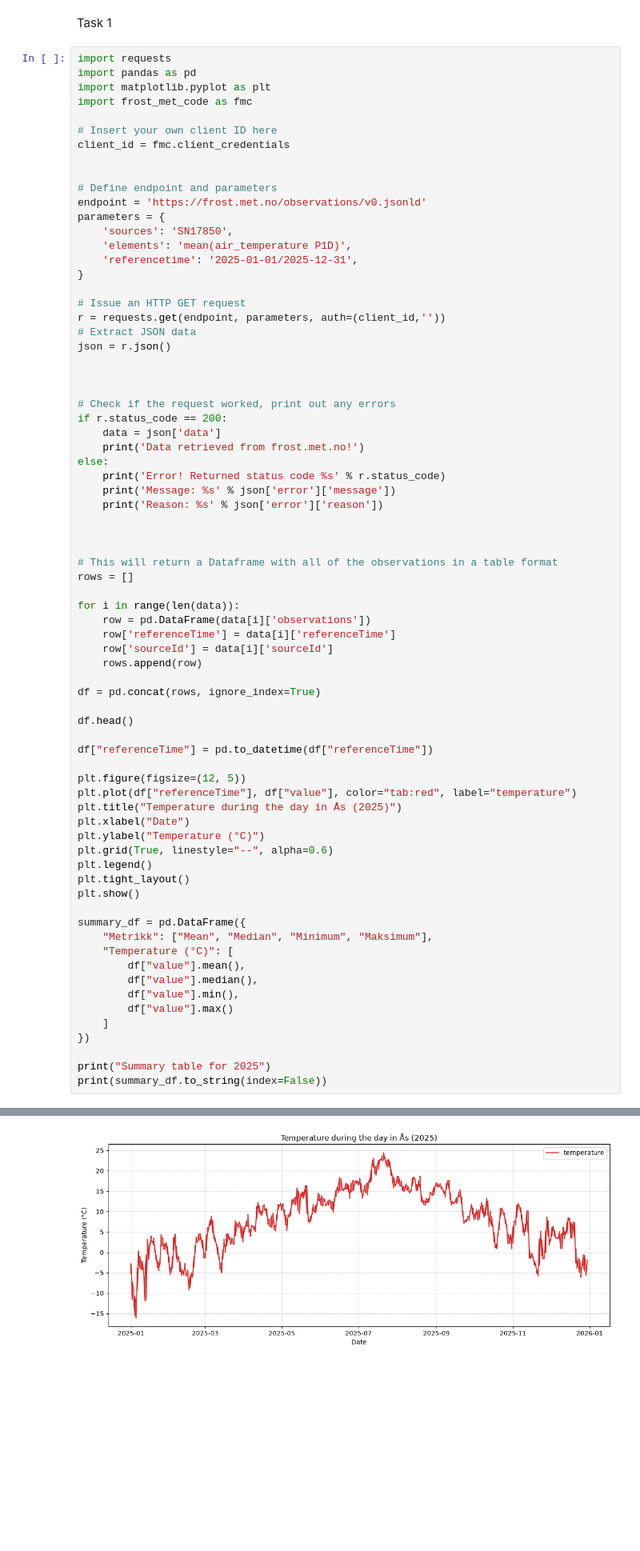
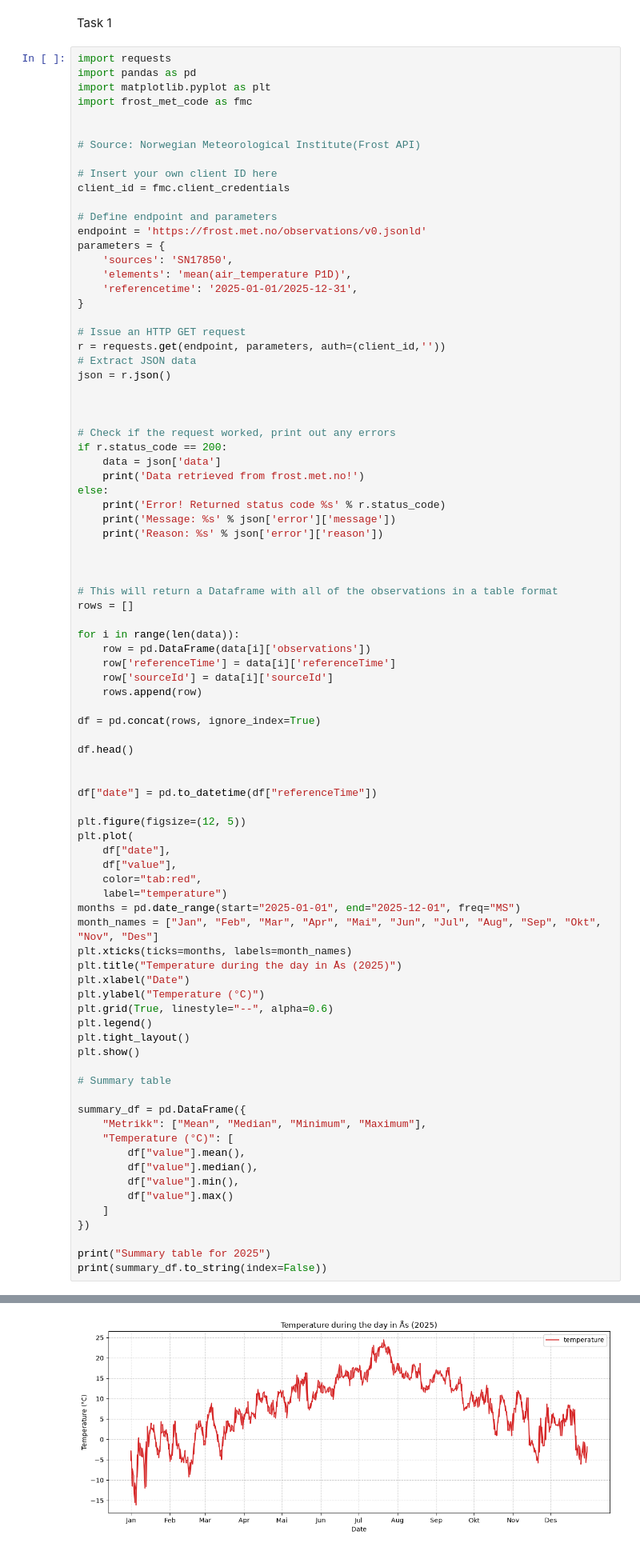
Before and after one commit to JesperKarlberg/INF201, a Jupyter notebook: task_1/deliverable_1_Fredrik_Jesper.ipynb, the cells around one changed output, grey strips where cells are left out. Shown at 80% size. Saved outputs shown, nothing was run; the diff lists cells and outputs as text; blank space fills up the shorter version.

Commit message:
Adding Task3, Task5, and source list

```diff
--- a/task_1/deliverable_1_Fredrik_Jesper.ipynb
+++ b/task_1/deliverable_1_Fredrik_Jesper.ipynb
@@ -6,9 +6,11 @@ import pandas as pd
 import matplotlib.pyplot as plt
 import frost_met_code as fmc
 
+
+# Source: Norwegian Meteorological Institute(Frost API)
+
 # Insert your own client ID here
 client_id = fmc.client_credentials
-
 
 # Define endpoint and parameters
 endpoint = 'https://frost.met.no/observations/v0.jsonld'
@@ -45,35 +47,45 @@ for i in range(len(data)):
     row['sourceId'] = data[i]['sourceId']
     rows.append(row)
 
 df = pd.concat(rows, ignore_index=True)
 
 df.head()
 
-df["referenceTime"] = pd.to_datetime(df["referenceTime"])
+
+df["date"] = pd.to_datetime(df["referenceTime"])
 
 plt.figure(figsize=(12, 5))
-plt.plot(df["referenceTime"], df["value"], color="tab:red", label="temperature")
+plt.plot(
+    df["date"],
+    df["value"],
+    color="tab:red",
+    label="temperature")
+months = pd.date_range(start="2025-01-01", end="2025-12-01", freq="MS")
+month_names = ["Jan", "Feb", "Mar", "Apr", "Mai", "Jun", "Jul", "Aug", "Sep", "Okt", "Nov", "Des"]
+plt.xticks(ticks=months, labels=month_names)
 plt.title("Temperature during the day in Ås (2025)")
 plt.xlabel("Date")
 plt.ylabel("Temperature (°C)")
 plt.grid(True, linestyle="--", alpha=0.6)
 plt.legend()
 plt.tight_layout()
 plt.show()
 
+# Summary table
+
 summary_df = pd.DataFrame({
-    "Metrikk": ["Mean", "Median", "Minimum", "Maksimum"],
+    "Metrikk": ["Mean", "Median", "Minimum", "Maximum"],
     "Temperature (°C)": [
         df["value"].mean(),
         df["value"].median(),
         df["value"].min(),
         df["value"].max()
     ]
 })
 
 print("Summary table for 2025")
 print(summary_df.to_string(index=False))
 # %% [output]
 Data retrieved from frost.met.no!
-[figure, old version]
+[figure, new version]
 Summary table for 2025
```
Also changed, not shown: parts of 8 cells of this notebook.
